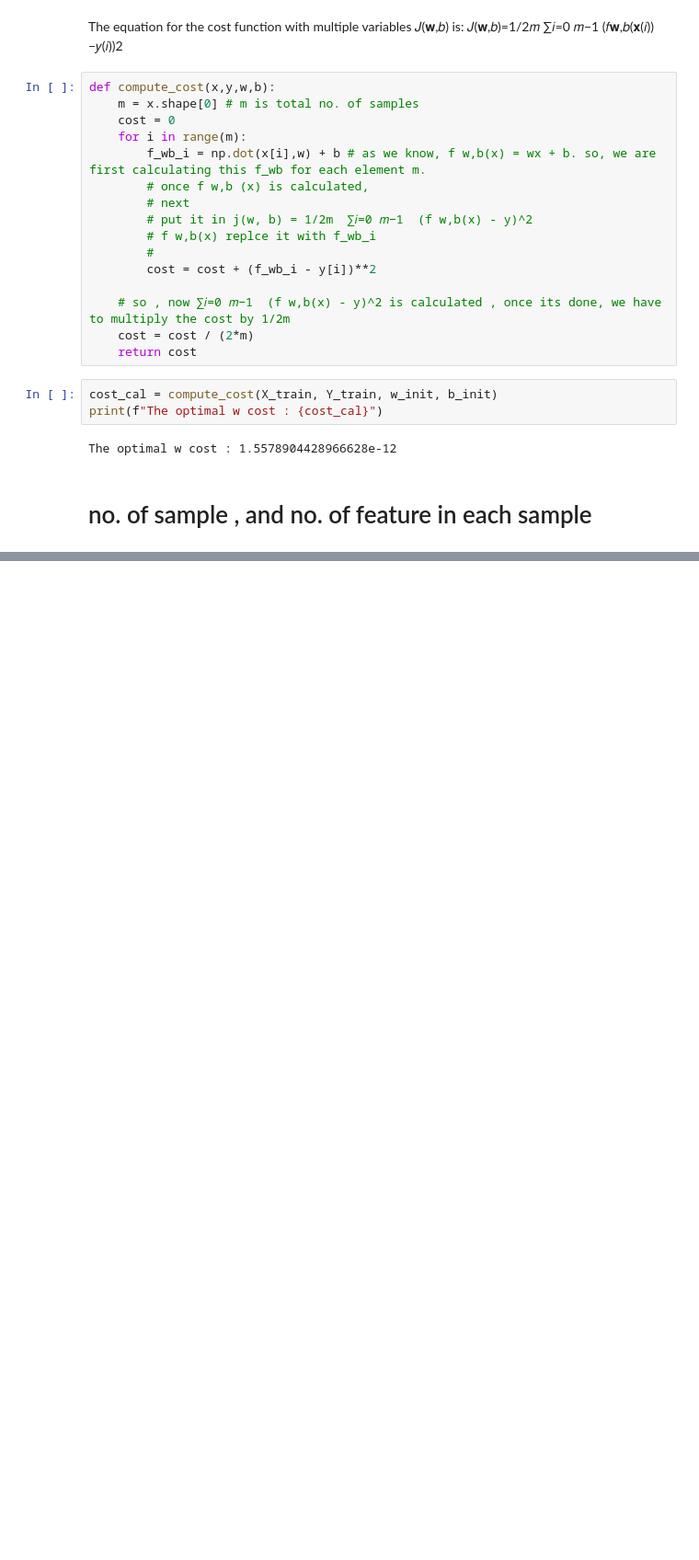
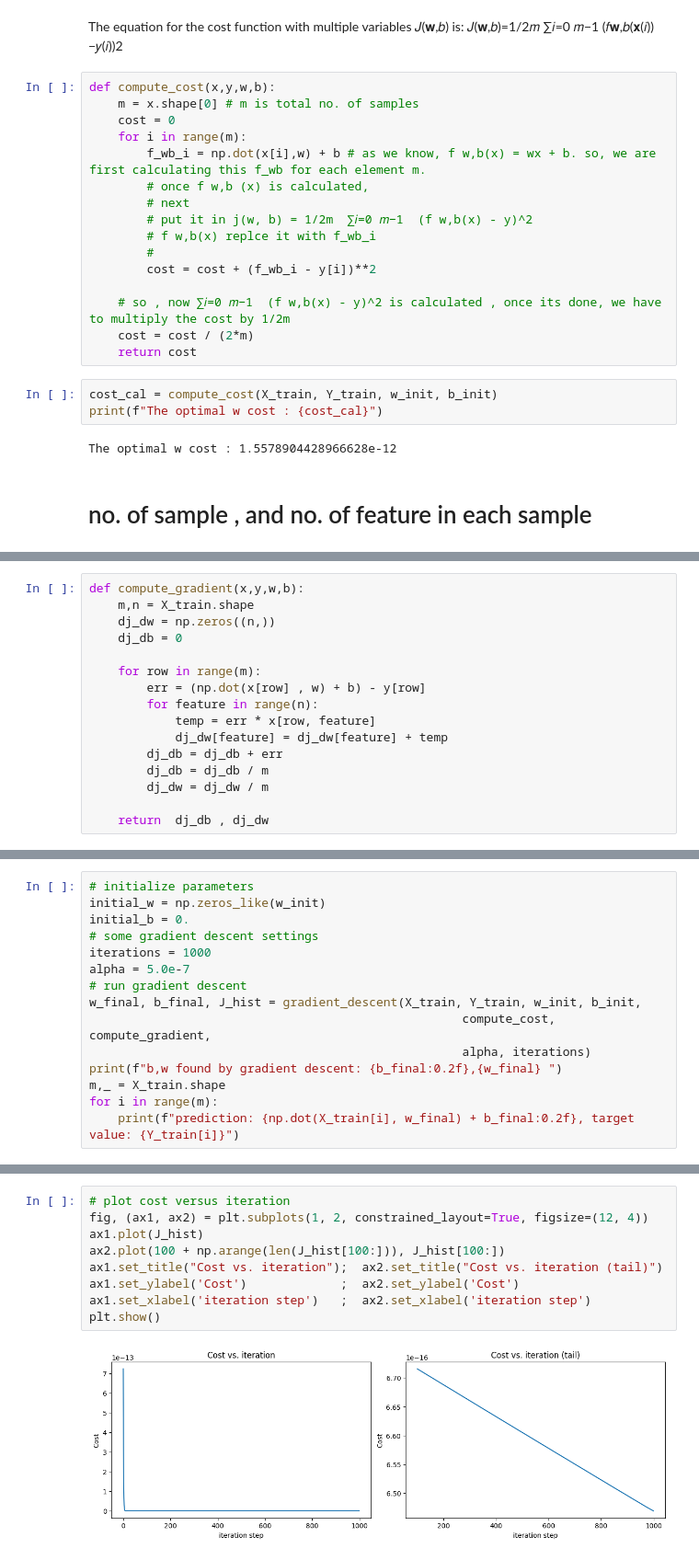
Before and after one commit to Maria-Farooq534/Machine_Learning, a Jupyter notebook: C1_Labs/C1_W2_Lab02_Multiple_Var_Lin_Reg.ipynb, the cells around one changed output, grey strips where cells are left out. Shown: that part at 92% size. Cells and saved outputs as stored; diff of their text form; blank space fills up the shorter version.

```diff
--- a/C1_Labs/C1_W2_Lab02_Multiple_Var_Lin_Reg.ipynb
+++ b/C1_Labs/C1_W2_Lab02_Multiple_Var_Lin_Reg.ipynb
@@ -145,0 +158,16 @@ print(n)
+# %%
+def compute_gradient(x,y,w,b):
+    m,n = X_train.shape
+    dj_dw = np.zeros((n,))
+    dj_db = 0
+
+    for row in range(m):
+        err = (np.dot(x[row] , w) + b) - y[row]
+        for feature in range(n):
+            temp = err * x[row, feature]
+            dj_dw[feature] = dj_dw[feature] + temp
+        dj_db = dj_db + err
+        dj_db = dj_db / m
+        dj_dw = dj_dw / m
+
+    return  dj_db , dj_dw
@@ -145,0 +228,15 @@ print(n)
+# %%
+# initialize parameters
+initial_w = np.zeros_like(w_init)
+initial_b = 0.
+# some gradient descent settings
+iterations = 1000
+alpha = 5.0e-7
+# run gradient descent
+w_final, b_final, J_hist = gradient_descent(X_train, Y_train, w_init, b_init,
+                                                    compute_cost, compute_gradient,
+                                                    alpha, iterations)
+print(f"b,w found by gradient descent: {b_final:0.2f},{w_final} ")
+m,_ = X_train.shape
+for i in range(m):
+    print(f"prediction: {np.dot(X_train[i], w_final) + b_final:0.2f}, target value: {Y_train[i]}")
@@ -145,0 +258,11 @@ print(n)
+# %%
+# plot cost versus iteration
+fig, (ax1, ax2) = plt.subplots(1, 2, constrained_layout=True, figsize=(12, 4))
+ax1.plot(J_hist)
+ax2.plot(100 + np.arange(len(J_hist[100:])), J_hist[100:])
+ax1.set_title("Cost vs. iteration");  ax2.set_title("Cost vs. iteration (tail)")
+ax1.set_ylabel('Cost')             ;  ax2.set_ylabel('Cost')
+ax1.set_xlabel('iteration step')   ;  ax2.set_xlabel('iteration step')
+plt.show()
+# %% [output]
+[figure, added]
```
Also changed, not shown: parts of 7 cells of this notebook.
